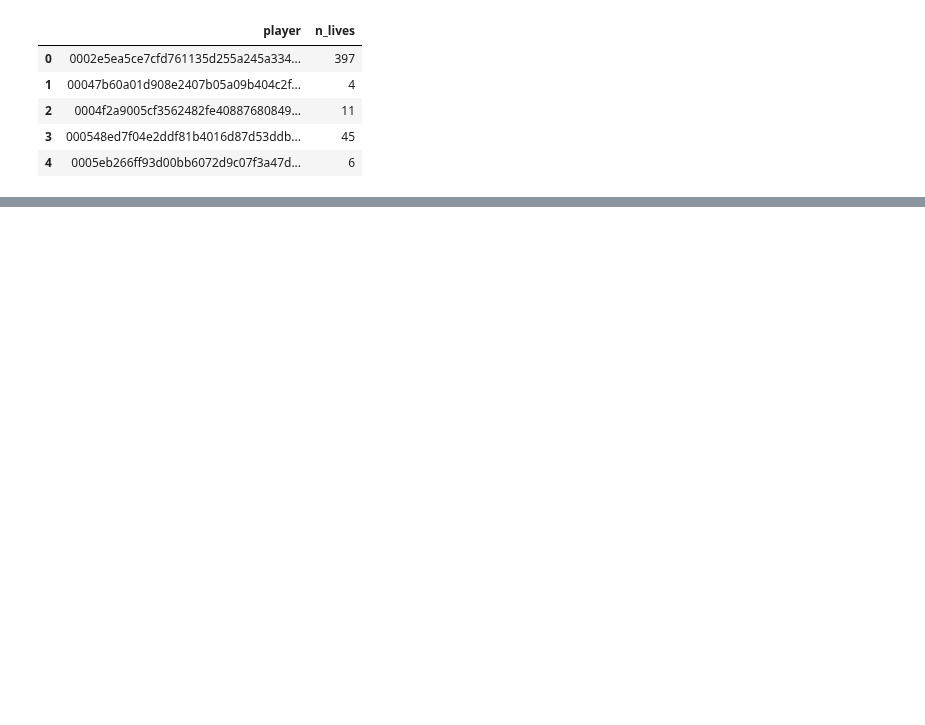
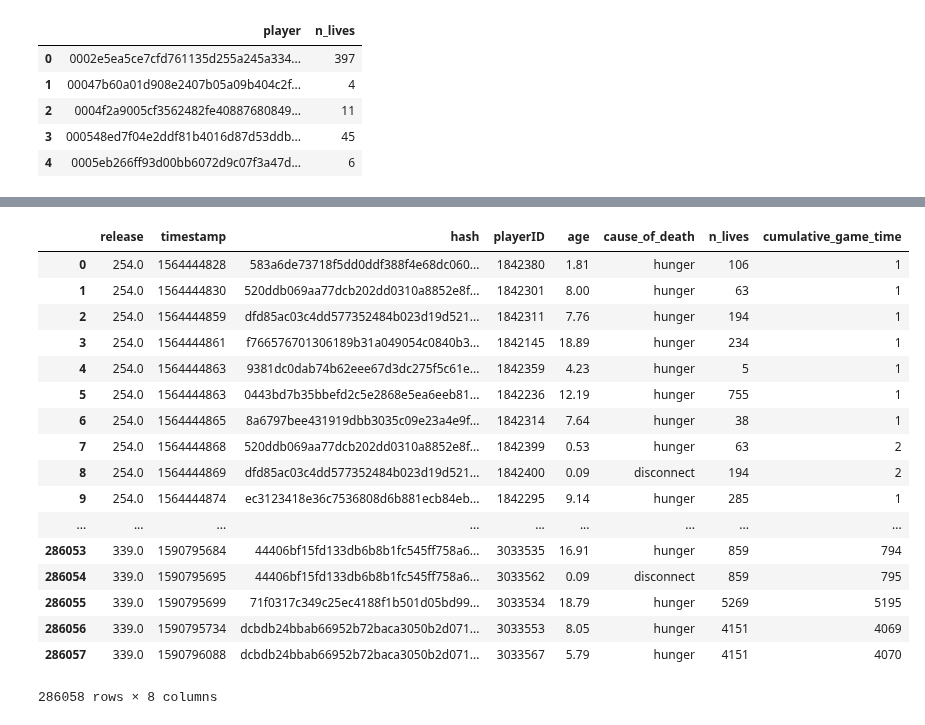
Before and after one commit to nataliavelez/OneHourOneLife, a Jupyter notebook: 2_demographics/2_7_expertise.ipynb, the cells around one changed output, grey strips where cells are left out. Drawn from its saved outputs; the diff is of its cells as text; code cells hidden in the pictures; blank space fills up the shorter version.

```diff
--- a/2_demographics/2_7_expertise.ipynb
+++ b/2_demographics/2_7_expertise.ipynb
@@ -62,12 +66,30 @@ death_data_new.head()
 | 3 | 254.0 | 1564444861 | f766576701306189b31a049054c0840b3... | 1842145 | 18.89 | hunger | inf | inf |
 | 4 | 254.0 | 1564444863 | 9381dc0dab74b62eee67d3dc275f5c61e... | 1842359 | 4.23 | hunger | inf | inf |
 # %%
-
-death_newdf = pd.DataFrame(['release','timestamp','hash','playerID','age','cause_of_death','n_live','cumulative_game_time'])
-for k in tqdm(range(len(death_data.hash.unique()))):
-    i = death_data.hash.unique()[k]
-    sub_data = death_data.query('hash == @i').copy().reset_index(drop = True)
-    sub_data = sub_data[['release','timestamp','hash','playerID','age','cause_of_death']]
+newdf = pd.DataFrame(columns = ['release','timestamp','hash','playerID','age','cause_of_death','n_lives','cumulative_game_time'])
+for i in death_data.hash.unique():
+    sub_data = death_data_new.query('hash == @i').copy().reset_index(drop = True)
     sub_data['cumulative_game_time'] = sub_data.index +1
     sub_data['n_lives'] = big_hash.query('player == @i')['n_lives'].tolist()[0]
-    death_newdf.append(sub_data)
+    newdf = newdf.append(sub_data, sort = False)
+# %%
+newdf.sort_values(by = ['release','timestamp']).reset_index(drop = True)
+# %% [output]
+|  | release | timestamp | hash | playerID | age | cause_of_death | n_lives | cumulative_game_time |
+| 0 | 254.0 | 1564444828 | 583a6de73718f5dd0ddf388f4e68dc060... | 1842380 | 1.81 | hunger | 106 | 1 |
+| 1 | 254.0 | 1564444830 | 520ddb069aa77dcb202dd0310a8852e8f... | 1842301 | 8.00 | hunger | 63 | 1 |
+| 2 | 254.0 | 1564444859 | dfd85ac03c4dd577352484b023d19d521... | 1842311 | 7.76 | hunger | 194 | 1 |
+| 3 | 254.0 | 1564444861 | f766576701306189b31a049054c0840b3... | 1842145 | 18.89 | hunger | 234 | 1 |
+| 4 | 254.0 | 1564444863 | 9381dc0dab74b62eee67d3dc275f5c61e... | 1842359 | 4.23 | hunger | 5 | 1 |
+| 5 | 254.0 | 1564444863 | 0443bd7b35bbefd2c5e2868e5ea6eeb81... | 1842236 | 12.19 | hunger | 755 | 1 |
+| 6 | 254.0 | 1564444865 | 8a6797bee431919dbb3035c09e23a4e9f... | 1842314 | 7.64 | hunger | 38 | 1 |
+| 7 | 254.0 | 1564444868 | 520ddb069aa77dcb202dd0310a8852e8f... | 1842399 | 0.53 | hunger | 63 | 2 |
+| 8 | 254.0 | 1564444869 | dfd85ac03c4dd577352484b023d19d521... | 1842400 | 0.09 | disconnect | 194 | 2 |
+| 9 | 254.0 | 1564444874 | ec3123418e36c7536808d6b881ecb84eb... | 1842295 | 9.14 | hunger | 285 | 1 |
+| ... | ... | ... | ... | ... | ... | ... | ... | ... |
+| 286053 | 339.0 | 1590795684 | 44406bf15fd133db6b8b1fc545ff758a6... | 3033535 | 16.91 | hunger | 859 | 794 |
+| 286054 | 339.0 | 1590795695 | 44406bf15fd133db6b8b1fc545ff758a6... | 3033562 | 0.09 | disconnect | 859 | 795 |
+| 286055 | 339.0 | 1590795699 | 71f0317c349c25ec4188f1b501d05bd99... | 3033534 | 18.79 | hunger | 5269 | 5195 |
+| 286056 | 339.0 | 1590795734 | dcbdb24bbab66952b72baca3050b2d071... | 3033553 | 8.05 | hunger | 4151 | 4069 |
+| 286057 | 339.0 | 1590796088 | dcbdb24bbab66952b72baca3050b2d071... | 3033567 | 5.79 | hunger | 4151 | 4070 |
+286058 rows × 8 columns
```
Also changed, not shown: parts of 6 cells of this notebook.
